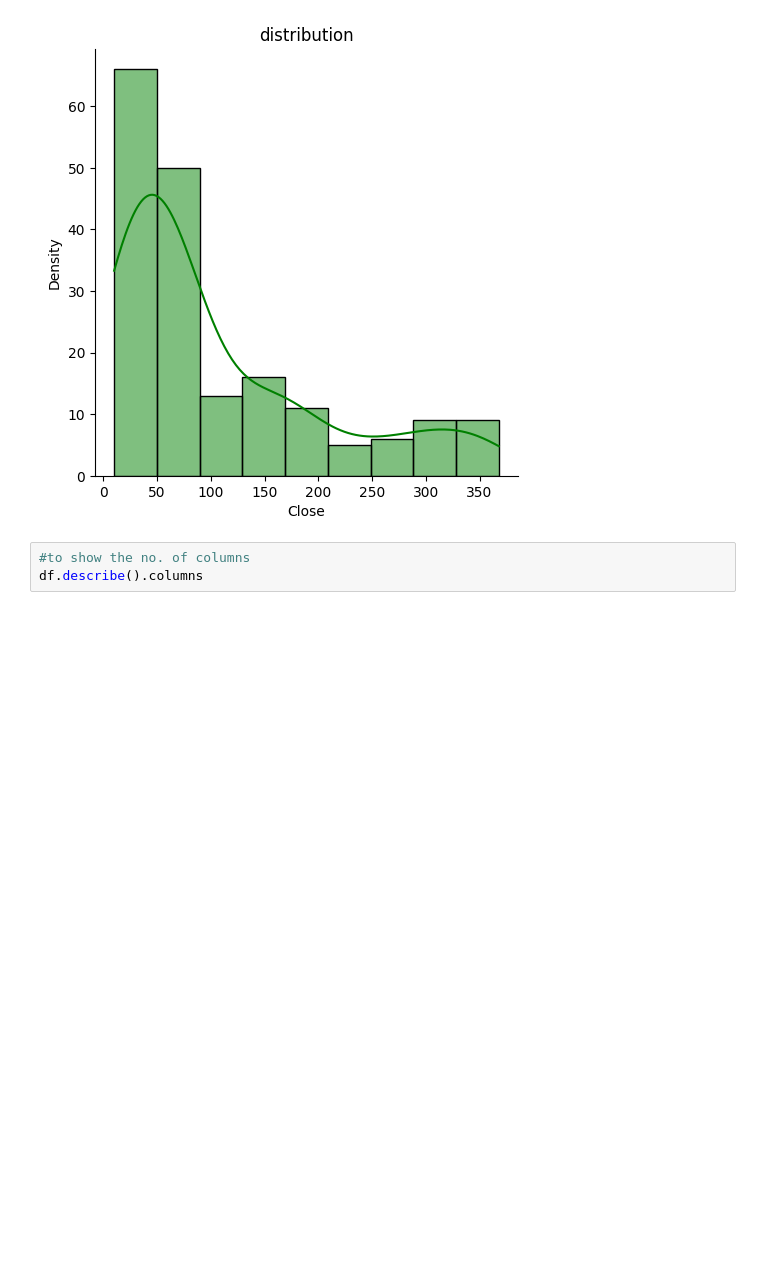
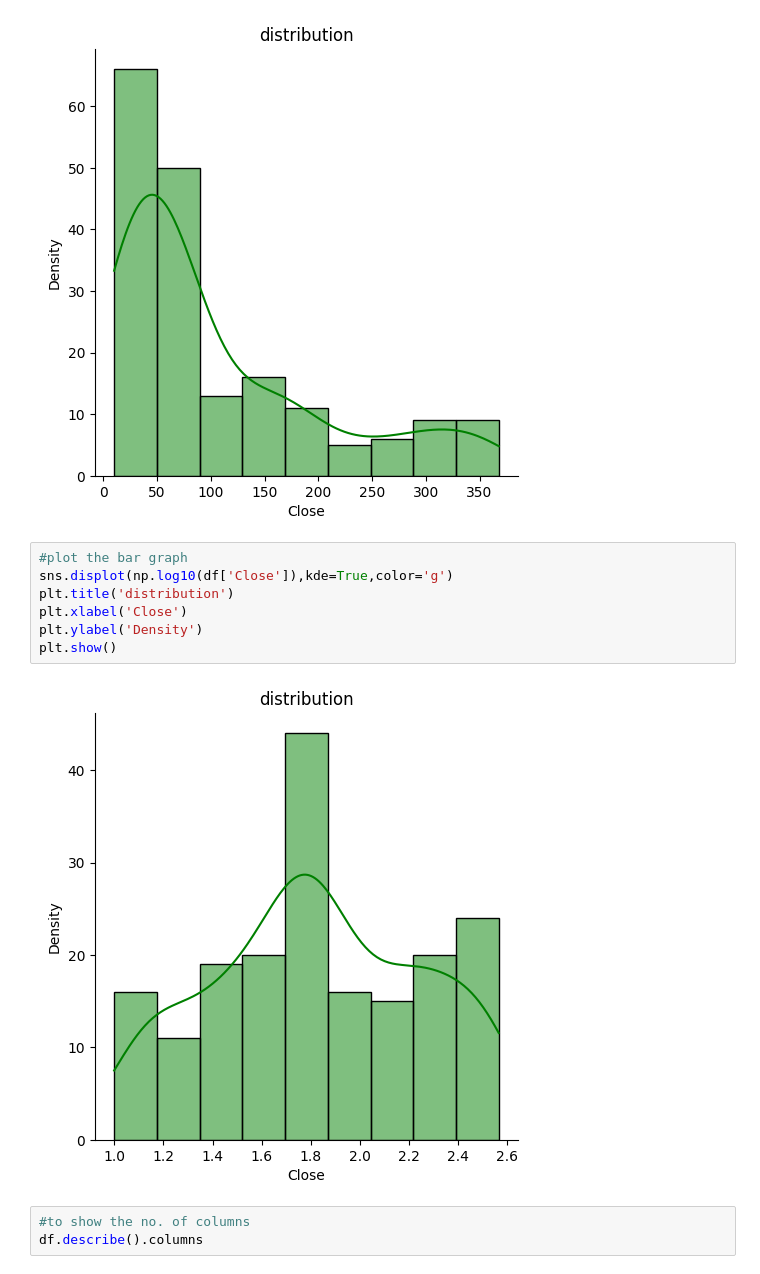
Before and after one commit to shaad4224/yes_Bank_Stock_Closing_Price_Prediction, a Jupyter notebook: yes_Bank_Stock_Closing_Price_Prediction.ipynb, the cells around one changed output. Drawn from its saved outputs; the diff is of its cells as text; blank space fills up the shorter version.

Commit message:
add log value for normal distribution

```diff
--- a/yes_Bank_Stock_Closing_Price_Prediction.ipynb
+++ b/yes_Bank_Stock_Closing_Price_Prediction.ipynb
@@ -257,6 +257,15 @@ plt.ylabel('Density')
 plt.show()
 # %% [output]
 [figure]
+# %%
+#plot the bar graph
+sns.displot(np.log10(df['Close']),kde=True,color='g')
+plt.title('distribution')
+plt.xlabel('Close')
+plt.ylabel('Density')
+plt.show()
+# %% [output]
+[figure, added]
 # %%
 #to show the no. of columns
 df.describe().columns
```
Also changed, not shown: parts of 1 cell of this notebook.
